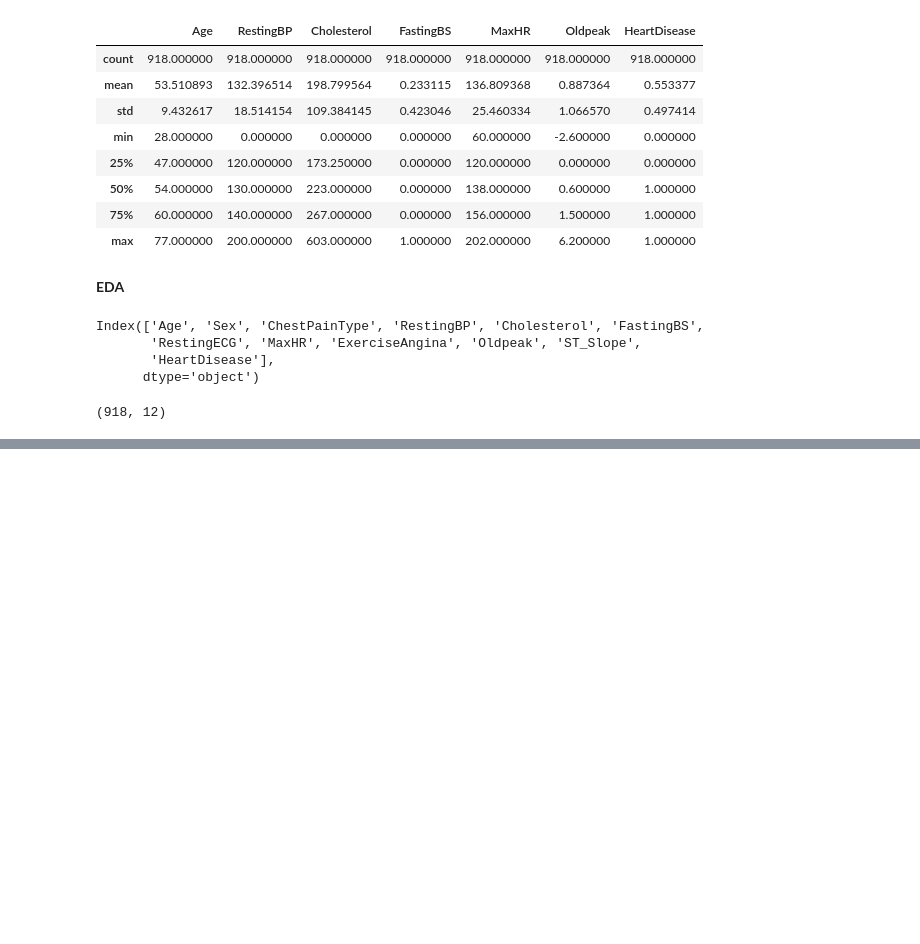
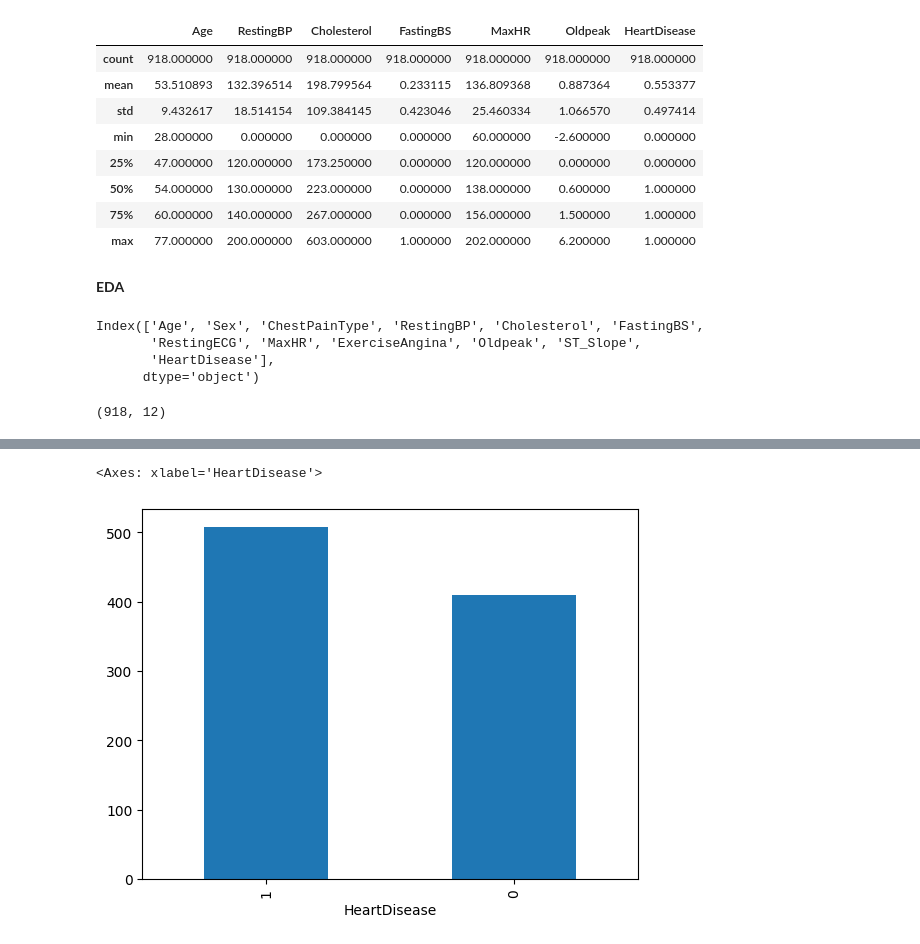
Before and after one commit to Sandeep4118/colab-project, a Jupyter notebook: EDA_Heart.ipynb, the cells around one changed output, grey strips where cells are left out. Saved outputs shown, nothing was run; the diff lists cells and outputs as text; code cells hidden in the pictures; blank space fills up the shorter version.

Commit message:
Creating EDA Heart Project

```diff
--- a/EDA_Heart.ipynb
+++ b/EDA_Heart.ipynb
@@ -68,0 +82,5 @@ df.shape
+# %%
+df['HeartDisease'].value_counts().plot(kind = "bar")
+# %% [output]
+<Axes: xlabel='HeartDisease'>
+[figure, added]
```
Also changed, not shown: parts of 13 cells of this notebook.
